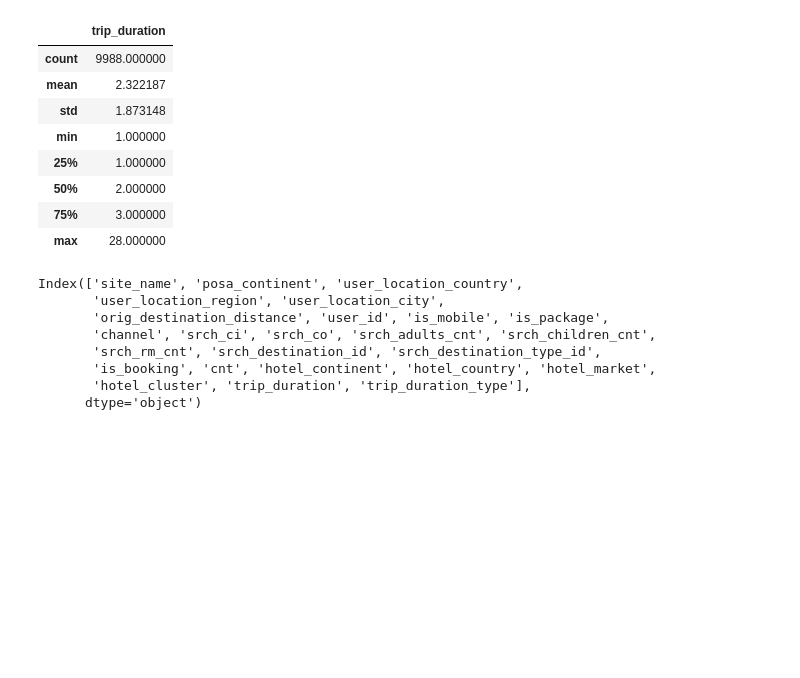
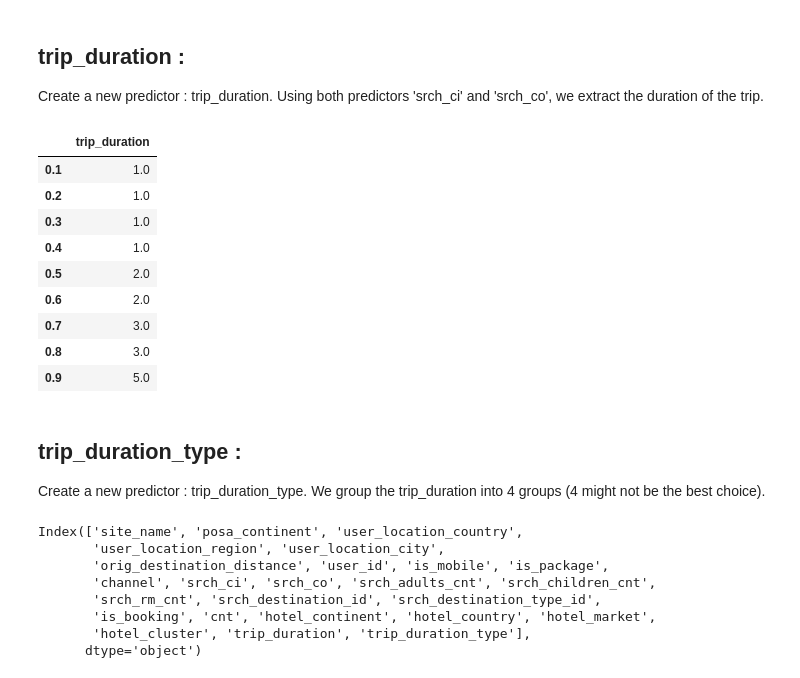
Before and after one commit to Fischmaa/projetspe, a Jupyter notebook: expedia/notebook/introductionNouvellesVariables.ipynb, the cells around one changed output. Saved outputs shown, nothing was run; the diff lists cells and outputs as text; code cells hidden in the pictures; blank space fills up the shorter version.

```diff
--- a/expedia/notebook/introductionNouvellesVariables.ipynb
+++ b/expedia/notebook/introductionNouvellesVariables.ipynb
@@ -110,9 +129,9 @@ def duoHistogram(dataFrameIsBooking,dataframe,data_name):
     py.iplot(fig)
 # %%
 #read random train sample
-train_NotBooking = pd.read_csv('../sampled_not_booking.csv',index_col=0,nrows=10000).dropna()
+train_NotBooking = pd.read_csv('../sampled_not_booking.csv',index_col=0,nrows=10012).dropna()
 print("length train_NotBooking : ",len(train_NotBooking))
 
-train_IsBooking = pd.read_csv('../sampled_booking.csv',index_col=0,nrows=9988).dropna()
+train_IsBooking = pd.read_csv('../sampled_booking.csv',index_col=0,nrows=10000).dropna()
 print("length train_IsBooking : ",len(train_IsBooking))
 # %% [output]
@@ -171,6 +159,11 @@ def duration(ci,co):
     departure = datetime.strptime(co,'%Y-%m-%d')
     time = departure - arrival
     return time.days
+# %% [markdown]
+## trip_duration :
+
+Create a new predictor : trip_duration.
+Using both predictors 'srch_ci' and 'srch_co', we extract the duration of the trip.
 # %%
 #create trip_duration predictor
 train_NotBooking['trip_duration']=0
@@ -179,18 +172,24 @@ train_IsBooking['trip_duration']=0
 for i in range(len(train_NotBooking)) :
     train_NotBooking['trip_duration'][i]=duration(train_NotBooking['srch_ci'][i],train_NotBooking['srch_co'][i])
     train_IsBooking['trip_duration'][i]=duration(train_IsBooking['srch_ci'][i],train_IsBooking['srch_co'][i])
-# %%
-train_IsBooking[(['trip_duration','srch_ci','srch_co'])].describe()
-# %% [output]
-|  | trip_duration |
-| count | 9988.000000 |
-| mean | 2.322187 |
-| std | 1.873148 |
-| min | 1.000000 |
-| 25% | 1.000000 |
-| 50% | 2.000000 |
-| 75% | 3.000000 |
-| max | 28.000000 |
+# %%
+train_IsBooking[(['trip_duration','srch_ci','srch_co'])].quantile([0.1,0.2,0.3,0.4,0.5,0.6,0.7,0.8,0.9])
+# %% [output]
+|  | trip_duration |
+| 0.1 | 1.0 |
+| 0.2 | 1.0 |
+| 0.3 | 1.0 |
+| 0.4 | 1.0 |
+| 0.5 | 2.0 |
+| 0.6 | 2.0 |
+| 0.7 | 3.0 |
+| 0.8 | 3.0 |
+| 0.9 | 5.0 |
+# %% [markdown]
+## trip_duration_type :
+
+Create a new predictor : trip_duration_type.
+We group the trip_duration into 4 groups (4 might not be the best choice).
 # %%
 train_NotBooking['trip_duration_type']=0
 train_IsBooking['trip_duration_type']=0
```
Also changed, not shown: parts of 42 cells of this notebook, 9 other files.
